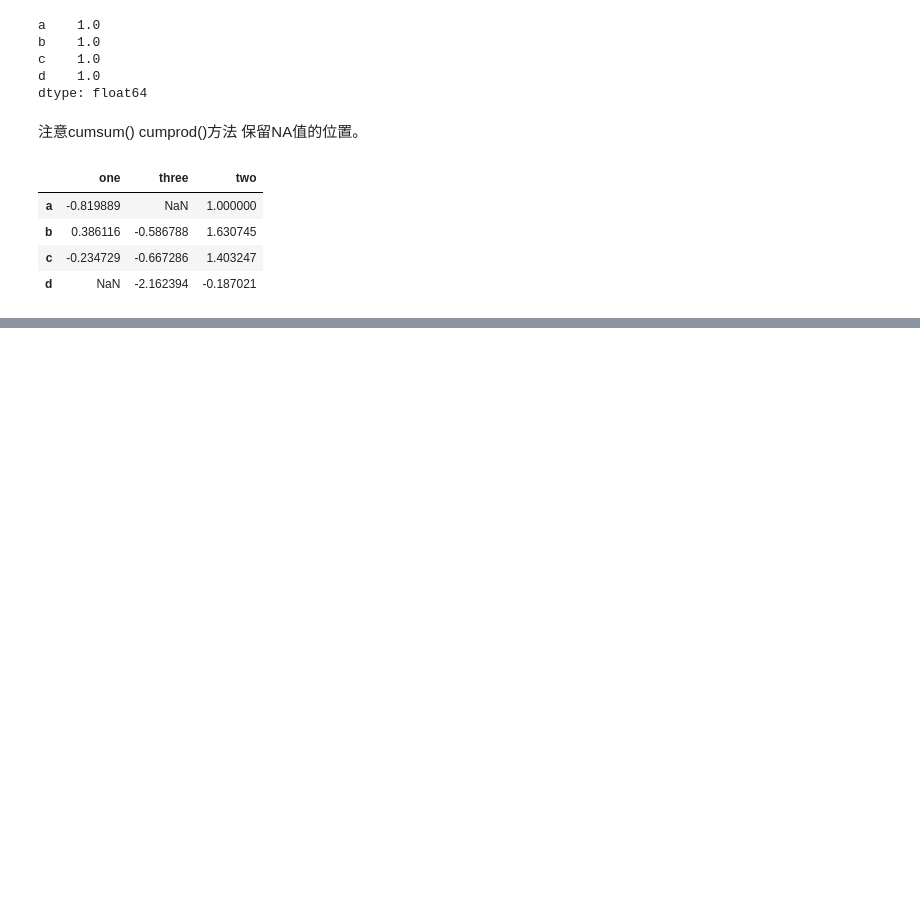
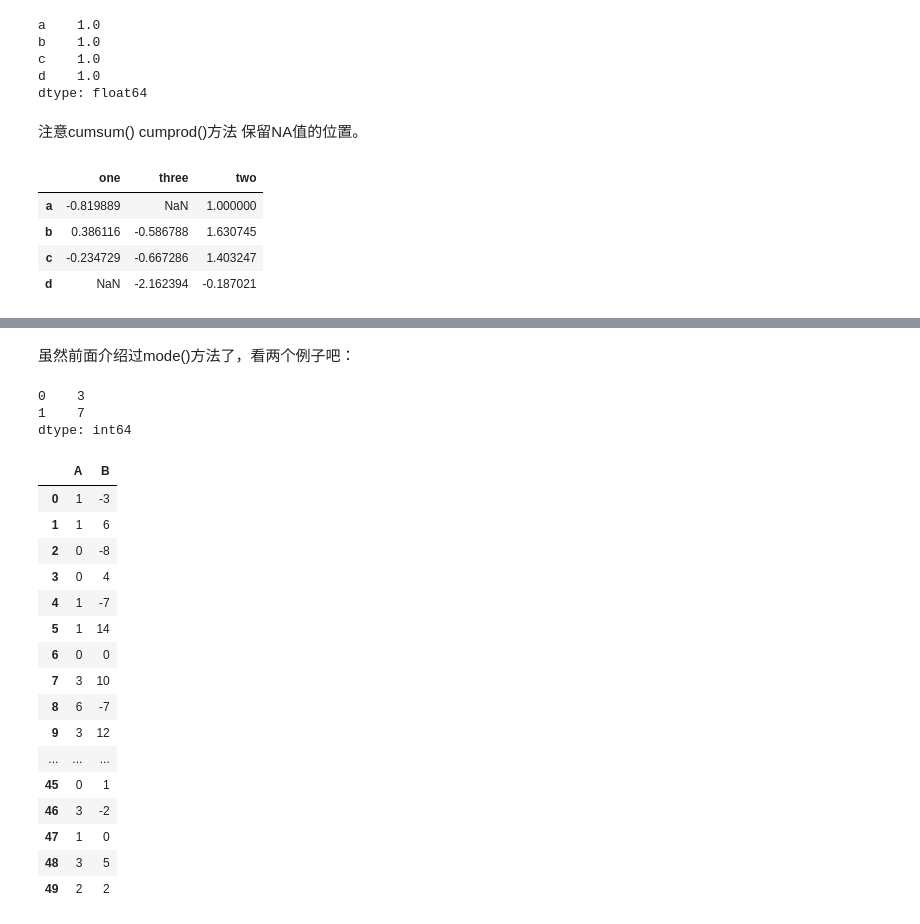
Before and after one commit to slofast/pandas-doc-zh, a Jupyter notebook: 数据结构的内置方法-Essential Basic Functionality.ipynb, the cells around one changed output, grey strips where cells are left out. Cells and saved outputs as stored; diff of their text form; code cells hidden in the pictures; blank space fills up the shorter version.

```diff
--- a/必要的基本方法-Essential Basic Functionality.ipynb
+++ b/数据结构的内置方法-Essential Basic Functionality.ipynb
@@ -573,0 +851,2 @@ df.cumsum()
+# %% [markdown]
+虽然前面介绍过mode()方法了，看两个例子吧：
@@ -573,0 +855,29 @@ df.cumsum()
+# %%
+s5.mode()
+# %% [output]
+0    3
+1    7
+dtype: int64
+# %%
+df5 = pd.DataFrame({"A": np.random.randint(0, 7, size=50),
+                    "B": np.random.randint(-10, 15, size=50)})
+# %%
+df5
+# %% [output]
+|  | A | B |
+| 0 | 1 | -3 |
+| 1 | 1 | 6 |
+| 2 | 0 | -8 |
+| 3 | 0 | 4 |
+| 4 | 1 | -7 |
+| 5 | 1 | 14 |
+| 6 | 0 | 0 |
+| 7 | 3 | 10 |
+| 8 | 6 | -7 |
+| 9 | 3 | 12 |
+| ... | ... | ... |
+| 45 | 0 | 1 |
+| 46 | 3 | -2 |
+| 47 | 1 | 0 |
+| 48 | 3 | 5 |
+| 49 | 2 | 2 |
```
Also changed, not shown: parts of 62 cells of this notebook.
